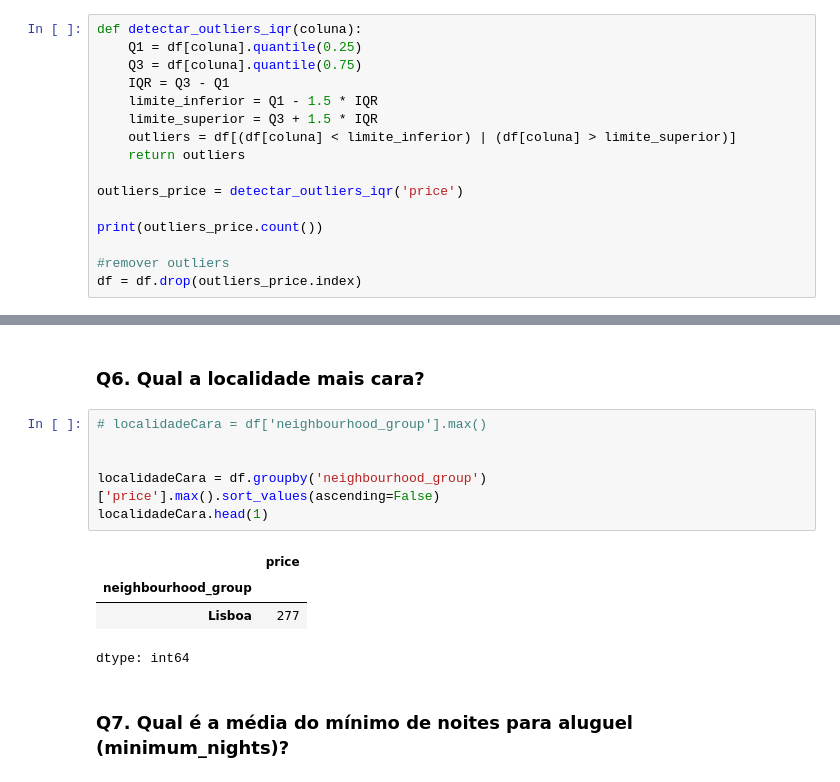
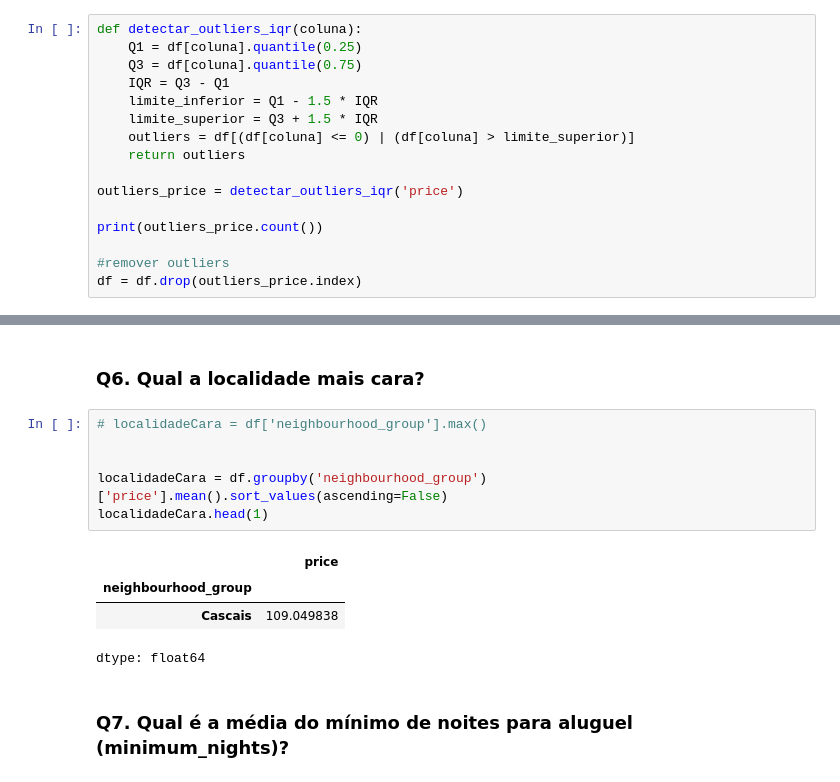
Before and after one commit to MariPinas/data_science_2025, a Jupyter notebook: notebooks/Lab06_Data_Cleaning/Exercicio_Analisando_os_Dados_do_Booking.ipynb, the cells around one changed output, grey strips where cells are left out. Saved outputs shown, nothing was run; the diff lists cells and outputs as text.

```diff
--- a/notebooks/Lab06_Data_Cleaning/Exercicio_Analisando_os_Dados_do_Booking.ipynb
+++ b/notebooks/Lab06_Data_Cleaning/Exercicio_Analisando_os_Dados_do_Booking.ipynb
@@ -154,7 +154,7 @@ def detectar_outliers_iqr(coluna):
     IQR = Q3 - Q1
     limite_inferior = Q1 - 1.5 * IQR
     limite_superior = Q3 + 1.5 * IQR
-    outliers = df[(df[coluna] < limite_inferior) | (df[coluna] > limite_superior)]
+    outliers = df[(df[coluna] <= 0) | (df[coluna] > limite_superior)]
     return outliers
 
 outliers_price = detectar_outliers_iqr('price')
@@ -212,14 +218,14 @@ dtype: object
 # %%
 # localidadeCara = df['neighbourhood_group'].max()
 
 
-localidadeCara = df.groupby('neighbourhood_group')['price'].max().sort_values(ascending=False)
+localidadeCara = df.groupby('neighbourhood_group')['price'].mean().sort_values(ascending=False)
 localidadeCara.head(1)
 # %% [output]
 |  | price |
 | neighbourhood_group |  |
-| Lisboa | 277 |
+| Cascais | 109.049838 |
-dtype: int64
+dtype: float64
 # %% [markdown]
 ### **Q7. Qual é a média do mínimo de noites para aluguel (minimum_nights)?**
 # %%
```
Also changed, not shown: parts of 9 cells of this notebook.
